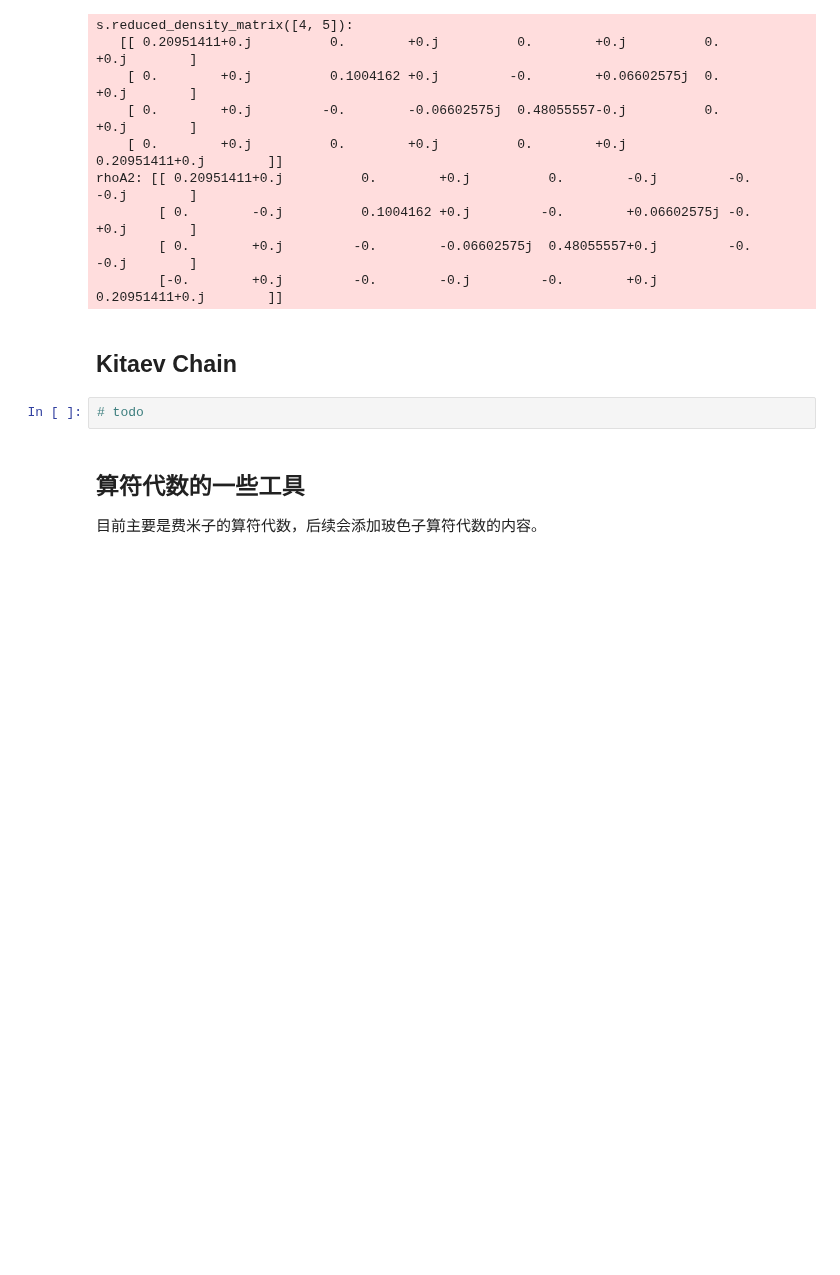
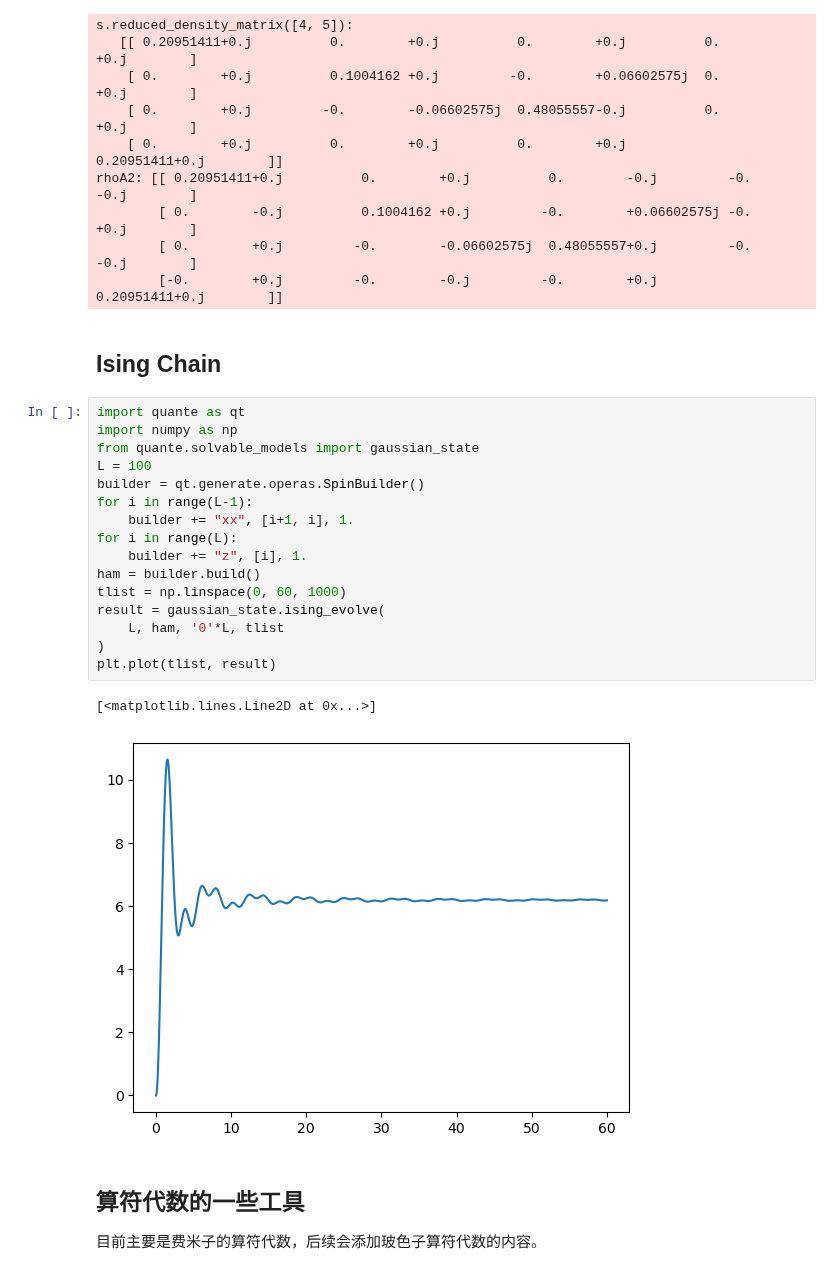
Before and after one commit to zhuhaodavid/quante, a Jupyter notebook: example/solve_models.ipynb, the cells around one changed output. Saved outputs shown, nothing was run; the diff lists cells and outputs as text; blank space fills up the shorter version.

Commit message:
fix bug - fix the display error of oper
new feature
- add pairing state, this can solve evolution of ising chain

```diff
--- a/example/solve_models.ipynb
+++ b/example/solve_models.ipynb
@@ -235,9 +235,26 @@ rhoA2: [[ 0.20951411+0.j          0.        +0.j          0.        -0.j
         [ 0.        +0.j         -0.        -0.06602575j  0.48055557+0.j         -0.        -0.j        ]
         [-0.        +0.j         -0.        -0.j         -0.        +0.j          0.20951411+0.j        ]]
 # %% [markdown]
-## Kitaev Chain
+## Ising Chain
-# %%
-# todo
+# %%
+import quante as qt
+import numpy as np
+from quante.solvable_models import gaussian_state
+L = 100
+builder = qt.generate.operas.SpinBuilder()
+for i in range(L-1):
+    builder += "xx", [i+1, i], 1.
+for i in range(L):
+    builder += "z", [i], 1.
+ham = builder.build()
+tlist = np.linspace(0, 60, 1000)
+result = gaussian_state.ising_evolve(
+    L, ham, '0'*L, tlist
+)
+plt.plot(tlist, result)
+# %% [output]
+[<matplotlib.lines.Line2D at 0x...>]
+[figure, added]
 # %% [markdown]
 ## 算符代数的一些工具
 
```
Also changed, not shown: parts of 2 cells of this notebook, 7 other files.
